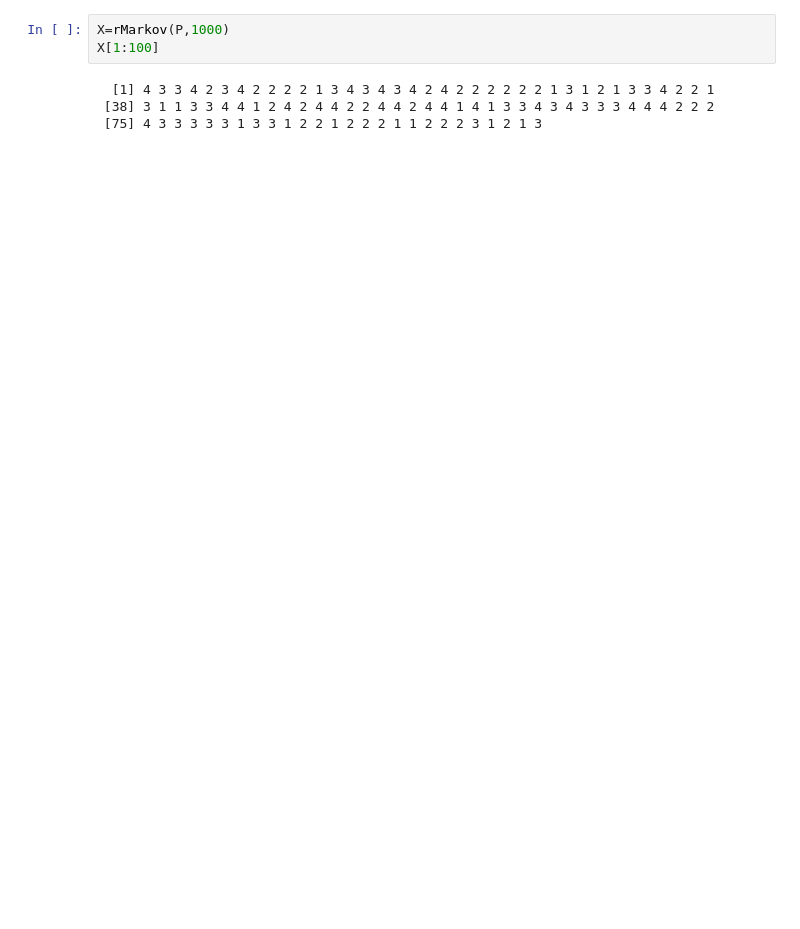
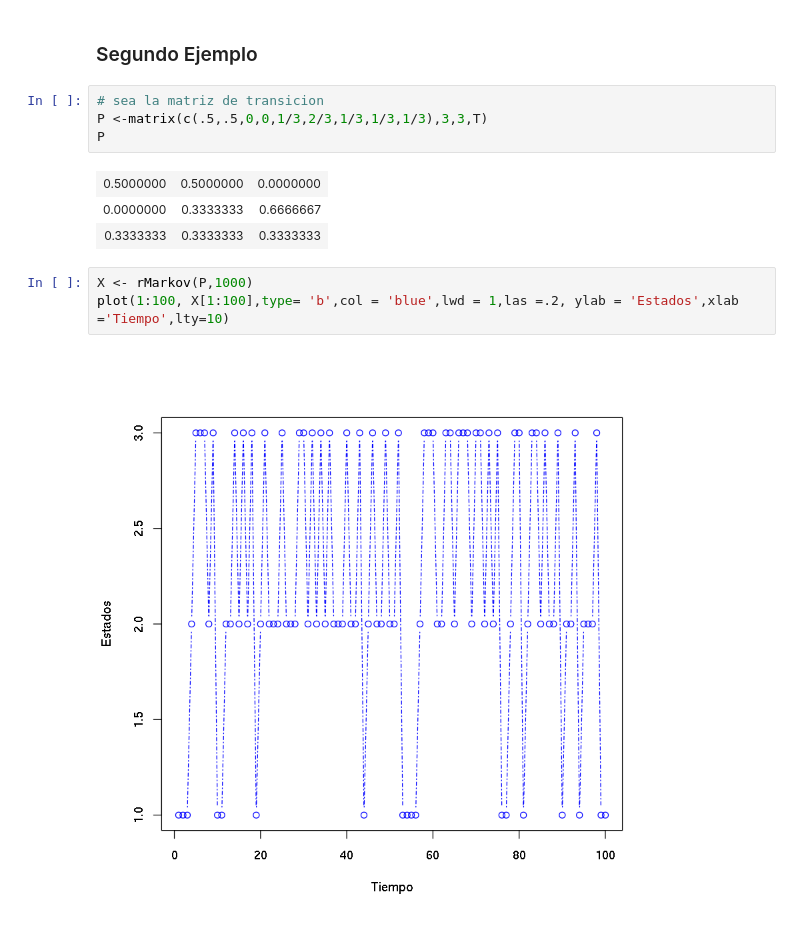
Before and after one commit to CynthiaCalixtro/Proyecto-de-Laboratorio-R, a Jupyter notebook: PROYECTO CADENAS DE MARKOV/Función en R para simular una cadena de Markov.ipynb, the cells around one changed output. Cells and saved outputs as stored; diff of their text form; blank space fills up the shorter version.

```diff
--- a/PROYECTO CADENAS DE MARKOV/Función en R para simular una cadena de Markov.ipynb
+++ b/PROYECTO CADENAS DE MARKOV/Función en R para simular una cadena de Markov.ipynb
@@ -38,7 +61,15 @@ P
+# %% [markdown]
+### Segundo Ejemplo
+# %%
+# sea la matriz de transicion
+P <-matrix(c(.5,.5,0,0,1/3,2/3,1/3,1/3,1/3),3,3,T)
+P
+# %% [output]
+| 0.5000000 | 0.5000000 | 0.0000000 |
+| 0.0000000 | 0.3333333 | 0.6666667 |
+| 0.3333333 | 0.3333333 | 0.3333333 |
 # %%
-X=rMarkov(P,1000)
-X[1:100]
+X <- rMarkov(P,1000)
+plot(1:100, X[1:100],type= 'b',col = 'blue',lwd = 1,las =.2, ylab = 'Estados',xlab ='Tiempo',lty=10)
 # %% [output]
-  [1] 4 3 3 4 2 3 4 2 2 2 2 1 3 4 3 4 3 4 2 4 2 2 2 2 2 2 1 3 1 2 1 3 3 4 2 2 1
- [38] 3 1 1 3 3 4 4 1 2 4 2 4 4 2 2 4 4 2 4 4 1 4 1 3 3 4 3 4 3 3 3 4 4 4 2 2 2
- [75] 4 3 3 3 3 3 1 3 3 1 2 2 1 2 2 2 1 1 2 2 2 3 1 2 1 3
+[figure, added]
```
Also changed, not shown: parts of 19 cells of this notebook.
